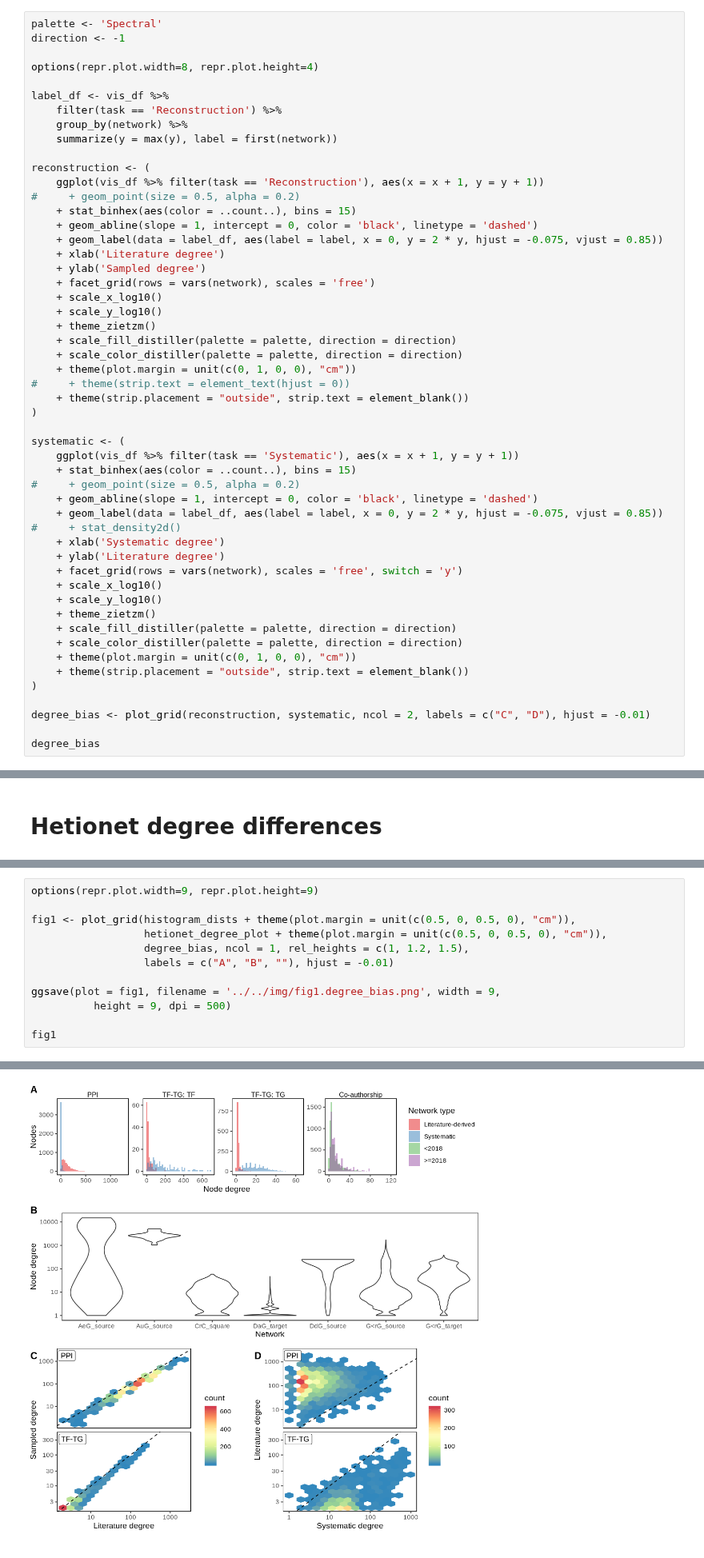
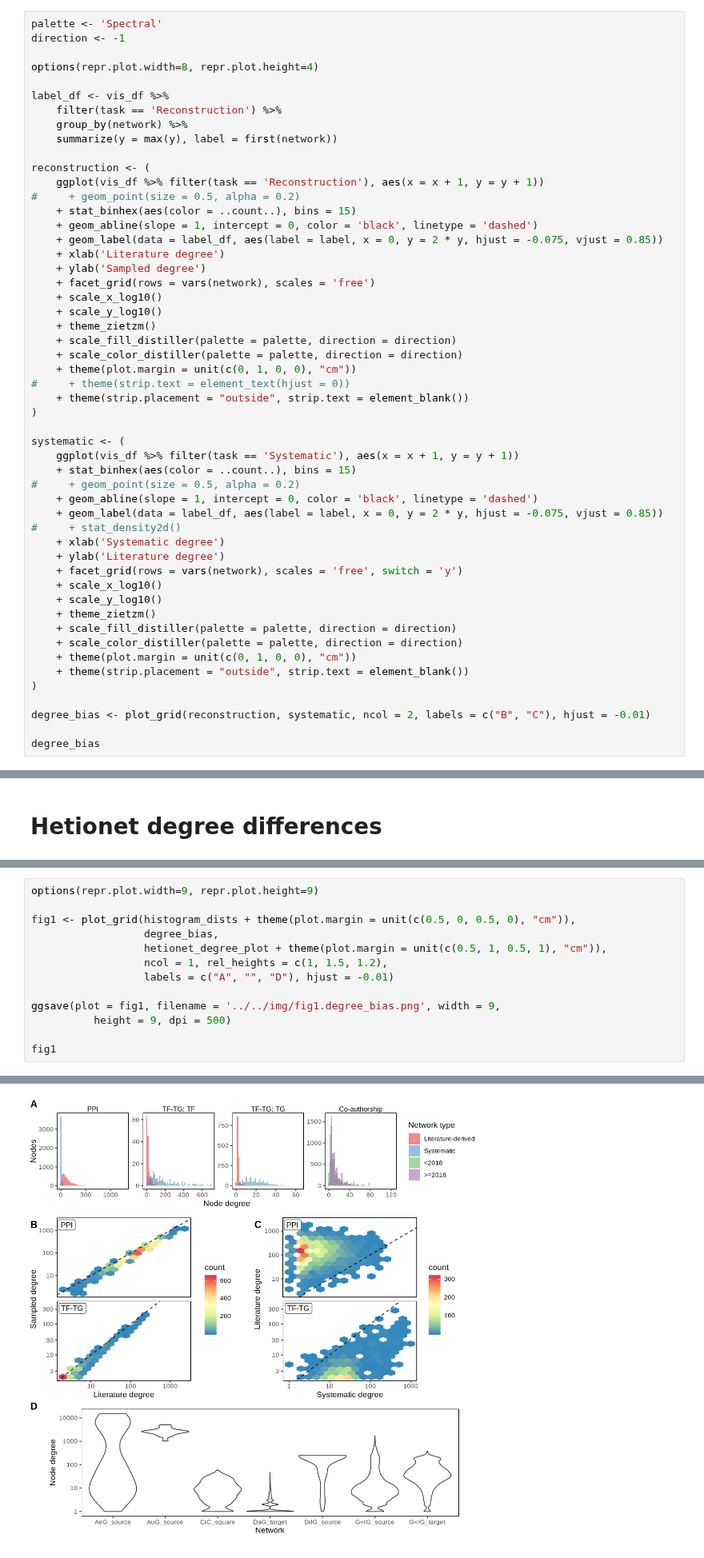
Before and after one commit to greenelab/xswap-analysis, a Jupyter notebook: nb/3.fig1.degree_dist/2.plot_degree_dist.ipynb, the cells around one changed output, grey strips where cells are left out. Shown at 80% size. Saved outputs shown, nothing was run; the diff lists cells and outputs as text.

```diff
--- a/nb/3.fig1.degree_dist/2.plot_degree_dist.ipynb
+++ b/nb/3.fig1.degree_dist/2.plot_degree_dist.ipynb
@@ -364,7 +364,7 @@ systematic <- (
     + theme(strip.placement = "outside", strip.text = element_blank())
 )
 
-degree_bias <- plot_grid(reconstruction, systematic, ncol = 2, labels = c("C", "D"), hjust = -0.01)
+degree_bias <- plot_grid(reconstruction, systematic, ncol = 2, labels = c("B", "C"), hjust = -0.01)
 
 degree_bias
 # %% [output]
@@ -423,17 +423,18 @@ theme_zietzm()
 # %%
 options(repr.plot.width=9, repr.plot.height=9)
 
 fig1 <- plot_grid(histogram_dists + theme(plot.margin = unit(c(0.5, 0, 0.5, 0), "cm")),
-                  hetionet_degree_plot + theme(plot.margin = unit(c(0.5, 0, 0.5, 0), "cm")),
-                  degree_bias, ncol = 1, rel_heights = c(1, 1.2, 1.5),
-                  labels = c("A", "B", ""), hjust = -0.01)
+                  degree_bias,
+                  hetionet_degree_plot + theme(plot.margin = unit(c(0.5, 1, 0.5, 1), "cm")),
+                  ncol = 1, rel_heights = c(1, 1.5, 1.2),
+                  labels = c("A", "", "D"), hjust = -0.01)
 
 ggsave(plot = fig1, filename = '../../img/fig1.degree_bias.png', width = 9,
           height = 9, dpi = 500)
 
 fig1
 # %% [output]
 Warning message:
 “Transformation introduced infinite values in continuous y-axis”Warning message:
 “Removed 46652 rows containing non-finite values (stat_ydensity).”
-[figure, old version]
+[figure, new version]
```
Also changed, not shown: 1 other file.
